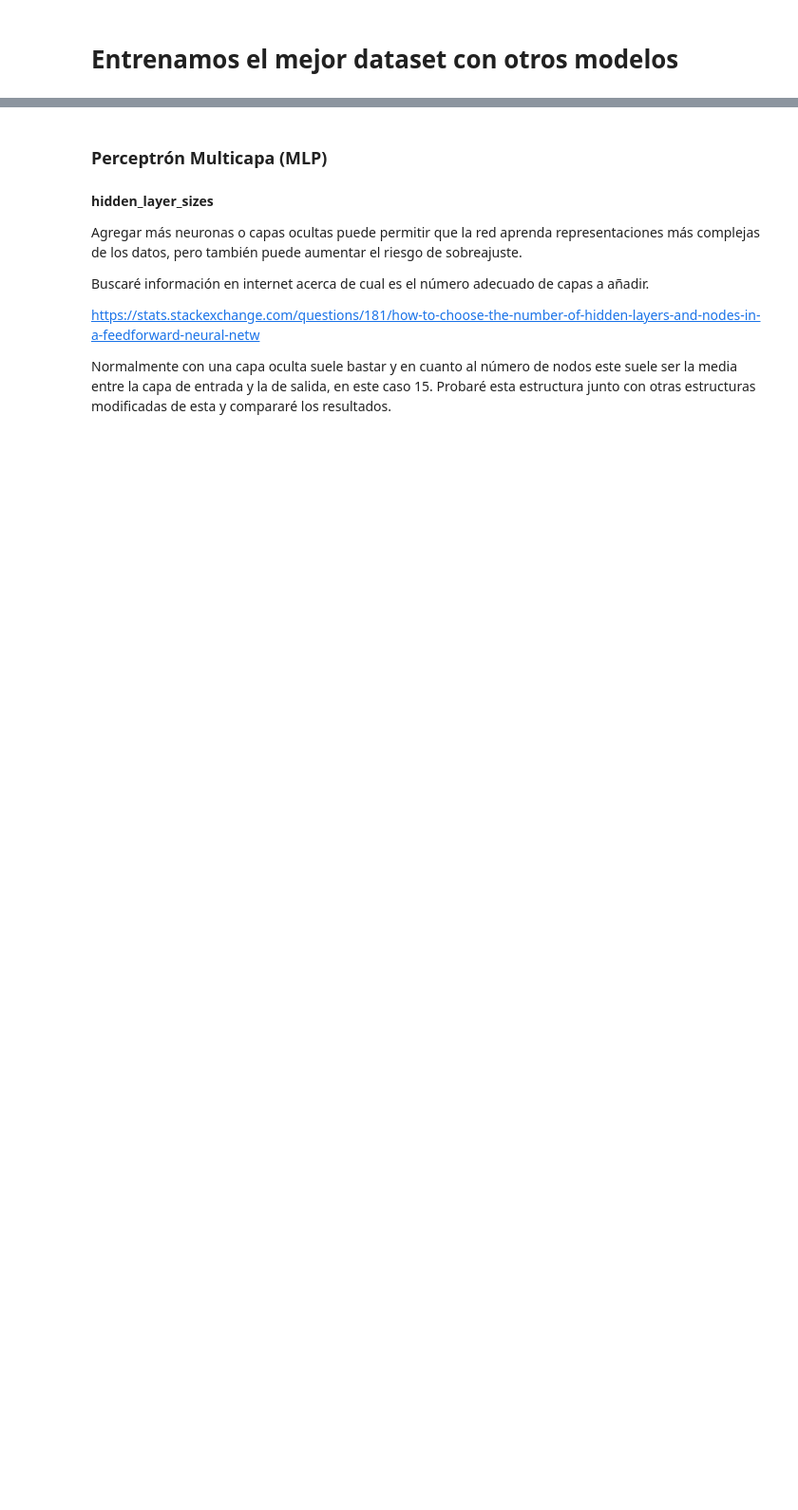
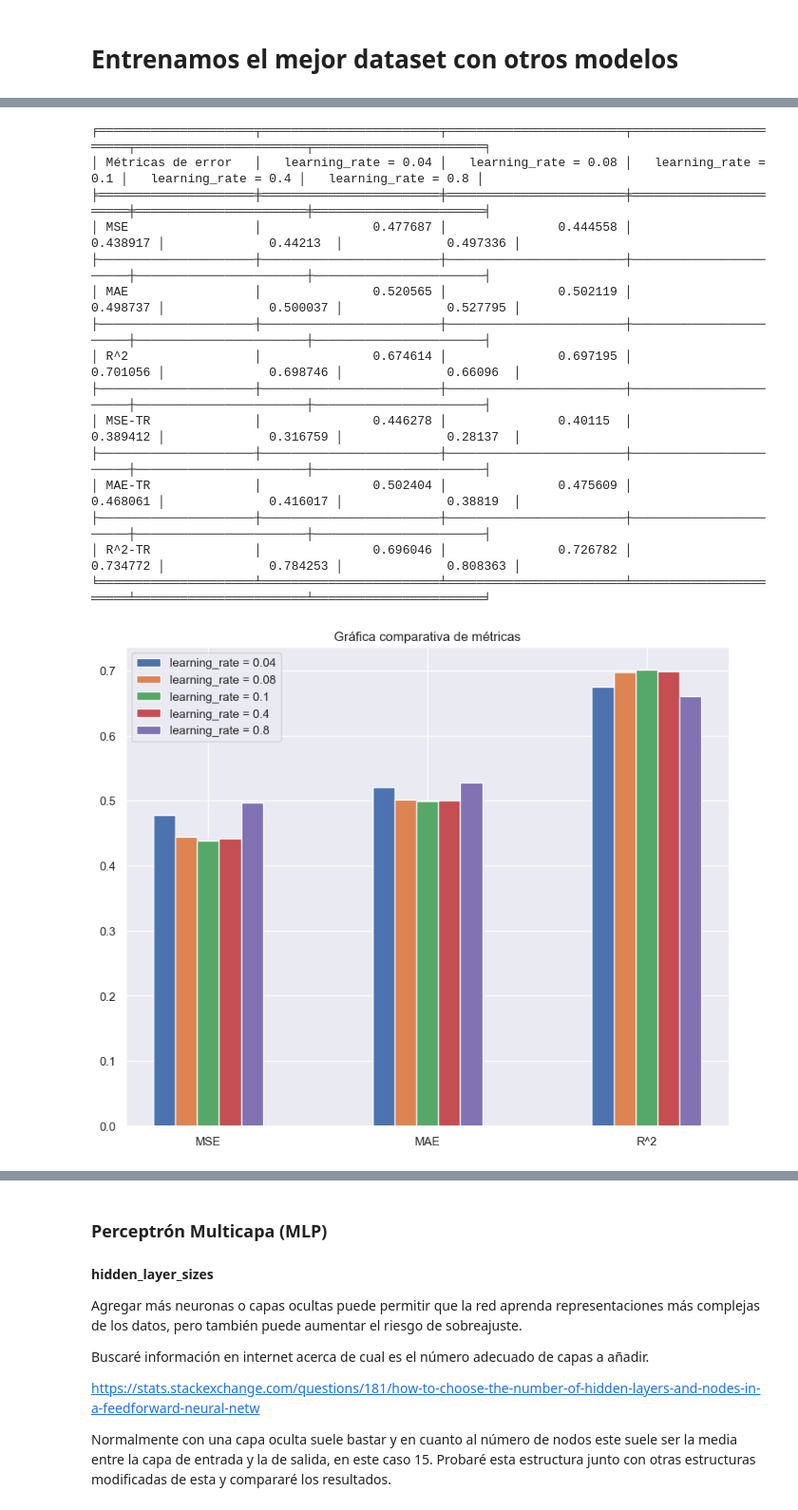
Before and after one commit to JMMelcrack/Predictive-models-applied-to-the-analysis-of-professional-footballers-wages, a Jupyter notebook: FeatureSelection.ipynb, the cells around one changed output, grey strips where cells are left out. Shown at 95% size. Saved outputs shown, nothing was run; the diff lists cells and outputs as text; code cells hidden in the pictures; blank space fills up the shorter version.

```diff
--- a/FeatureSelection.ipynb
+++ b/FeatureSelection.ipynb
@@ -1885,0 +1519,42 @@ Profundidad Máxima: 38
+# %%
+# Definir los modelos con los distintos hiperparámetros que se desean probar
+model_1 = GradientBoostingRegressor(loss='huber', n_estimators = 100, learning_rate=0.04, random_state=34)
+model_2 = GradientBoostingRegressor(loss='huber', n_estimators = 100, learning_rate=0.08, random_state=34)
+model_3 = GradientBoostingRegressor(loss='huber', n_estimators = 100, learning_rate=0.1, random_state=34)
+model_4 = GradientBoostingRegressor(loss='huber', n_estimators = 100, learning_rate=0.4, random_state=34)
+model_5 = GradientBoostingRegressor(loss='huber', n_estimators = 100, learning_rate=0.8, random_state=34)
+
+# Aplicamos CV a nuestros modelos para obtener sus métricas de error
+result1 = crossValidation(model_1, kf, best_data, y_train_log, True)
+result2 = crossValidation(model_2, kf, best_data, y_train_log, True)
+result3 = crossValidation(model_3, kf, best_data, y_train_log, True)
+result4 = crossValidation(model_4, kf, best_data, y_train_log, True)
+result5 = crossValidation(model_5, kf, best_data, y_train_log, True)
+
+all_result = np.vstack((result1[1:], result2[1:], result3[1:], result4[1:], result5[1:]))
+
+categorias = ['MSE', 'MAE', 'R^2', 'MSE-TR', 'MAE-TR', 'R^2-TR']
+titulos = ['learning_rate = 0.04', 'learning_rate = 0.08', 'learning_rate = 0.1', 'learning_rate = 0.4', 'learning_rate = 0.8']
+
+tablaComparacion(all_result, categorias, titulos)
+
+# Visualizamos los gráficos de barras de los distintos modelos para las métricas de error
+graficaComparacion(all_result[:, 0:3], titulos, categorias[0:3])
+graficaComparacion(all_result[:, 3:6], titulos, categorias[3:6])
+# %% [output]
+╒═════════════════════╤════════════════════════╤════════════════════════╤═══════════════════════╤═══════════════════════╤═══════════════════════╕
+│ Métricas de error   │   learning_rate = 0.04 │   learning_rate = 0.08 │   learning_rate = 0.1 │   learning_rate = 0.4 │   learning_rate = 0.8 │
+╞═════════════════════╪════════════════════════╪════════════════════════╪═══════════════════════╪═══════════════════════╪═══════════════════════╡
+│ MSE                 │               0.477687 │               0.444558 │              0.438917 │              0.44213  │              0.497336 │
+├─────────────────────┼────────────────────────┼────────────────────────┼───────────────────────┼───────────────────────┼───────────────────────┤
+│ MAE                 │               0.520565 │               0.502119 │              0.498737 │              0.500037 │              0.527795 │
+├─────────────────────┼────────────────────────┼────────────────────────┼───────────────────────┼───────────────────────┼───────────────────────┤
+│ R^2                 │               0.674614 │               0.697195 │              0.701056 │              0.698746 │              0.66096  │
+├─────────────────────┼────────────────────────┼────────────────────────┼───────────────────────┼───────────────────────┼───────────────────────┤
+│ MSE-TR              │               0.446278 │               0.40115  │              0.389412 │              0.316759 │              0.28137  │
+├─────────────────────┼────────────────────────┼────────────────────────┼───────────────────────┼───────────────────────┼───────────────────────┤
+│ MAE-TR              │               0.502404 │               0.475609 │              0.468061 │              0.416017 │              0.38819  │
+├─────────────────────┼────────────────────────┼────────────────────────┼───────────────────────┼───────────────────────┼───────────────────────┤
+│ R^2-TR              │               0.696046 │               0.726782 │              0.734772 │              0.784253 │              0.808363 │
+╘═════════════════════╧════════════════════════╧════════════════════════╧═══════════════════════╧═══════════════════════╧═══════════════════════╛
+[figure, added]
```
Also changed, not shown: parts of 55 cells of this notebook.
